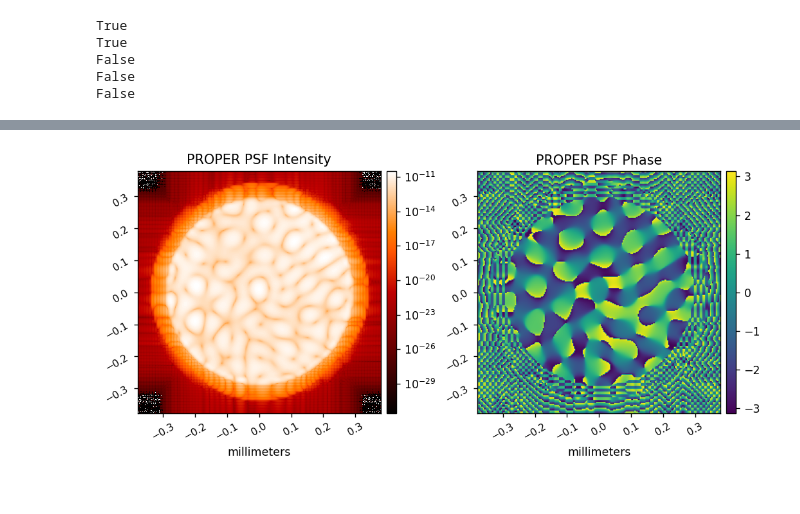
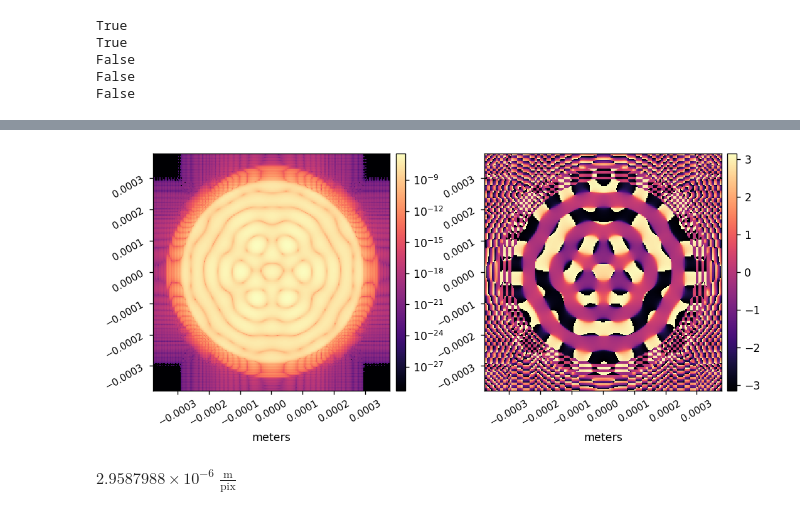
Before and after one commit to kian1377/roman-cgi-phasec-poppy, a Jupyter notebook: run_phasec_hlc.ipynb, the cells around one changed output, grey strips where cells are left out. Drawn from its saved outputs; the diff is of its cells as text; code cells hidden in the pictures.

```diff
--- a/run_phasec_hlc.ipynb
+++ b/run_phasec_hlc.ipynb
@@ -133,49 +105,51 @@ TypeError: bad operand type for abs(): 'PrimaryHDU'
-# %%
-roman_phasec_proper.set_data_dir()
 # %%
 import proper
 import roman_phasec_proper
+from IPython.display import clear_output
 
-lam_array = np.array([0.575])
-# lam_array = np.array([0.54625])
-# lam_array = np.array([0.59895832])
+cor_type='hlc'
+lambda_m=575e-9
+final_sampling_lam0=0.1
+output_dim=256
+source_x_offset=0
+source_y_offset=0
+use_fpm=1
+use_errors=0
+use_lens_errors=0
+use_hlc_dm_patterns=0
+use_dm1=0
+use_dm2=0
+dm1_fname='hlc_best_contrast_dm1.fits'
+dm2_fname='hlc_best_contrast_dm2.fits'
+polaxis=0
+use_field_stop=1
+use_pupil_defocus=1
 
-n = 256                 # output image dimension (must be power of 2)
-final_sampling = 0.1    # output sampling in lam0/D
+if use_dm1==0: dm1_m = 0
+else: dm1_m = proper.prop_fits_read( roman_phasec_proper.lib_dir + '/examples/' + dm1_fname )
+if use_dm2==0: dm2_m = 0
+else: dm2_m = proper.prop_fits_read( roman_phasec_proper.lib_dir + '/examples/' + dm2_fname )
 
-xoffset = 0
-use_fpm = 1
-
-use_hlc_dm_patterns = 1
-use_errors = 0
-use_dm1 = 0
-use_dm2 = 0
-if use_dm1==0: dm1 = 0
-else: dm1 = proper.prop_fits_read( roman_phasec_proper.lib_dir + '\\examples\\hlc_best_contrast_dm1.fits' )
-if use_dm2==0: dm2 = 0
-else: dm2 = proper.prop_fits_read( roman_phasec_proper.lib_dir + '\\examples\\hlc_best_contrast_dm2.fits' )
-polaxis = 0
-use_fieldstop = 1
-use_pupil_defocus = 0
-
-(wfs, wfs_sampling_m) = proper.prop_run_multi('roman_phasec', lam_array, n, QUIET=False,
-                                                PASSVALUE={'cor_type':'hlc',
-                                                           'final_sampling_lam0':final_sampling,
-                                                           'source_x_offset':xoffset,
+lam_array = np.array([lambda_m*1e6])
+(wfs_2, wfs_sampling_m) = proper.prop_run_multi('roman_phasec', lam_array, output_dim, QUIET=False,
+                                                PASSVALUE={'cor_type':cor_type,
+                                                           'final_sampling_lam0':final_sampling_lam0,
+                                                           'source_x_offset':source_x_offset,
                                                            'use_fpm':use_fpm,
                                                            'use_hlc_dm_patterns':use_hlc_dm_patterns,
                                                            'use_errors': use_errors,
+                                                           'use_lens_errors':use_lens_errors,
                                                            'use_pupil_defocus':use_pupil_defocus,
-                                                           'use_dm1':use_dm1, 'dm1_m':dm1,
-                                                           'use_dm2':use_dm2, 'dm2_m':dm2,
-                                                           'use_field_stop':use_fieldstop,
+                                                           'use_dm1':use_dm1, 'dm1_m':dm1_m,
+                                                           'use_dm2':use_dm2, 'dm2_m':dm2_m,
+                                                           'use_field_stop':use_field_stop,
                                                            'polaxis':polaxis,
                                                           })
-proper_psf = wfs[0]
+clear_output()
+
+proper_psf = wfs_2[0]
 psf_sampling_m = wfs_sampling_m[0]*u.m/u.pix
 
-misc.myimshow2(np.abs(proper_psf)**2, np.angle(proper_psf),
-               'PROPER PSF Intensity', 'PROPER PSF Phase',
-               pxscl=psf_sampling_m.to(u.mm/u.pix),
-               lognorm1=True, cmap1='gist_heat', cmap2='viridis')
+misc.myimshow2(np.abs(proper_psf)**2, np.angle(proper_psf), lognorm1=True,
+               pxscl1=psf_sampling_m, pxscl2=psf_sampling_m,)
 # %% [output]
@@ -199,4 +156,8 @@ Total elapsed time (seconds) =   4.0278
-[figure, old version]
+[figure, new version]
+# %%
+psf_sampling_m
+# %% [output]
+$2.9587988 \times 10^{-6} \; \mathrm{\frac{m}{pix}}$
 # %%
 from scipy.ndimage import rotate
 from matplotlib.patches import Circle
```
Also changed, not shown: parts of 7 cells of this notebook, 6 other files.
